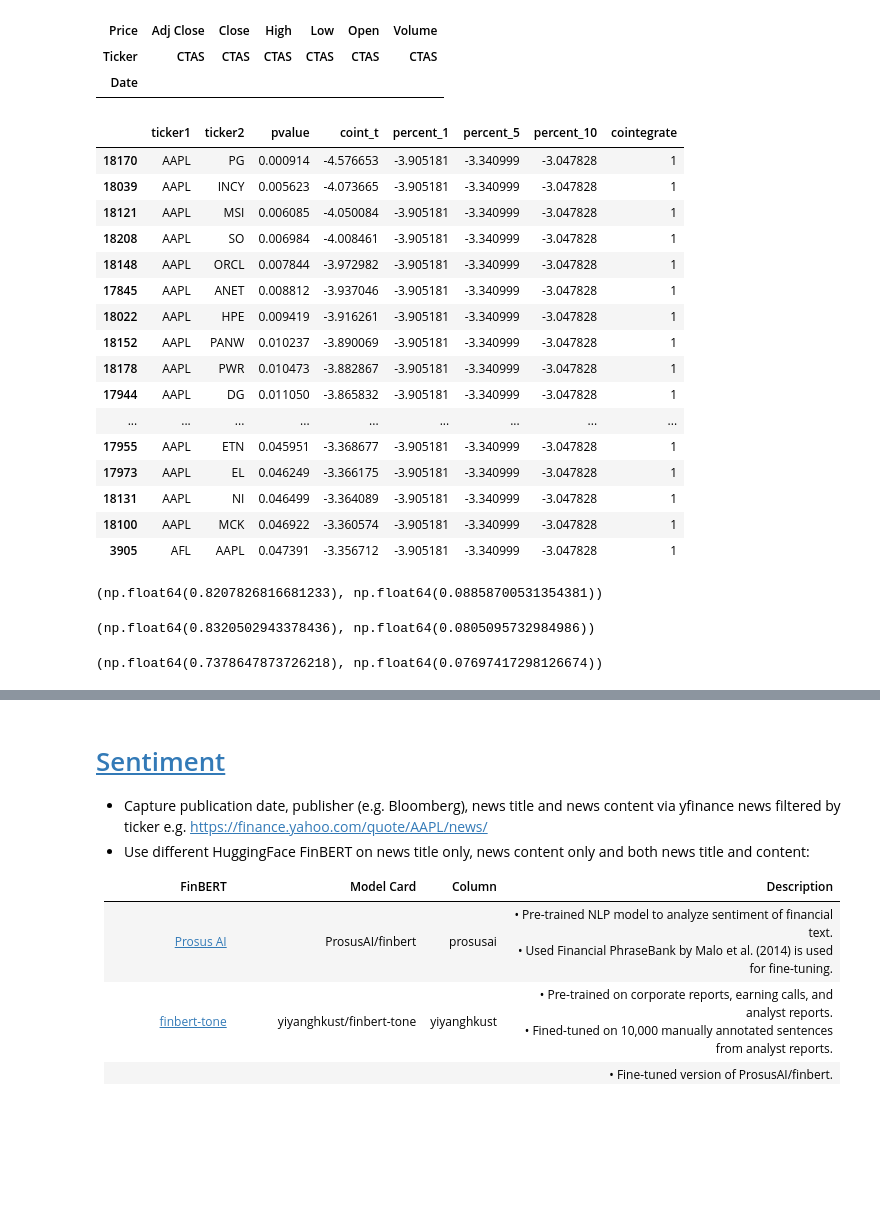
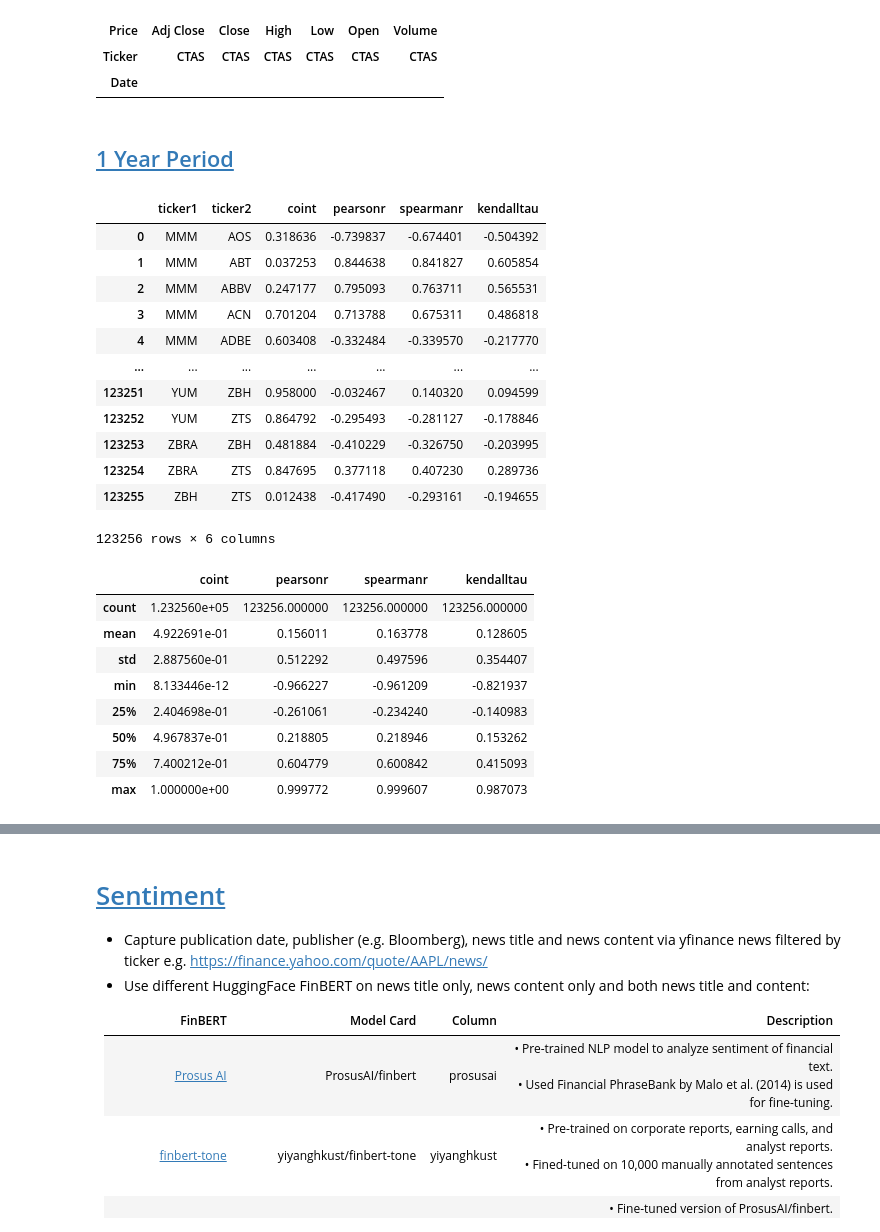
Before and after one commit to CKAbundant/sentiment, a Jupyter notebook: poc.ipynb, the cells around one changed output, grey strips where cells are left out. Saved outputs shown, nothing was run; the diff lists cells and outputs as text; code cells hidden in the pictures; blank space fills up the shorter version.

```diff
--- a/poc.ipynb
+++ b/poc.ipynb
@@ -433,42 +435,34 @@ yf.download("CTAS", start="2020-01-01")
 | Price | Adj Close | Close | High | Low | Open | Volume |
 | Ticker | CTAS | CTAS | CTAS | CTAS | CTAS | CTAS |
 | Date |  |  |  |  |  |  |
-# %%
-# Cointegration stocks with 'AAPL' ticker
-df_28 = utils.get_coint_ticker("AAPL", "2025-03-28")
-df_28
-# %% [output]
-|  | ticker1 | ticker2 | pvalue | coint_t | percent_1 | percent_5 | percent_10 | cointegrate |
-| 18170 | AAPL | PG | 0.000914 | -4.576653 | -3.905181 | -3.340999 | -3.047828 | 1 |
-| 18039 | AAPL | INCY | 0.005623 | -4.073665 | -3.905181 | -3.340999 | -3.047828 | 1 |
-| 18121 | AAPL | MSI | 0.006085 | -4.050084 | -3.905181 | -3.340999 | -3.047828 | 1 |
-| 18208 | AAPL | SO | 0.006984 | -4.008461 | -3.905181 | -3.340999 | -3.047828 | 1 |
-| 18148 | AAPL | ORCL | 0.007844 | -3.972982 | -3.905181 | -3.340999 | -3.047828 | 1 |
-| 17845 | AAPL | ANET | 0.008812 | -3.937046 | -3.905181 | -3.340999 | -3.047828 | 1 |
-| 18022 | AAPL | HPE | 0.009419 | -3.916261 | -3.905181 | -3.340999 | -3.047828 | 1 |
-| 18152 | AAPL | PANW | 0.010237 | -3.890069 | -3.905181 | -3.340999 | -3.047828 | 1 |
-| 18178 | AAPL | PWR | 0.010473 | -3.882867 | -3.905181 | -3.340999 | -3.047828 | 1 |
-| 17944 | AAPL | DG | 0.011050 | -3.865832 | -3.905181 | -3.340999 | -3.047828 | 1 |
-| ... | ... | ... | ... | ... | ... | ... | ... | ... |
-| 17955 | AAPL | ETN | 0.045951 | -3.368677 | -3.905181 | -3.340999 | -3.047828 | 1 |
-| 17973 | AAPL | EL | 0.046249 | -3.366175 | -3.905181 | -3.340999 | -3.047828 | 1 |
-| 18131 | AAPL | NI | 0.046499 | -3.364089 | -3.905181 | -3.340999 | -3.047828 | 1 |
-| 18100 | AAPL | MCK | 0.046922 | -3.360574 | -3.905181 | -3.340999 | -3.047828 | 1 |
-| 3905 | AFL | AAPL | 0.047391 | -3.356712 | -3.905181 | -3.340999 | -3.047828 | 1 |
-# %%
-from scipy import stats
-
-res = stats.spearmanr([1, 2, 3, 4, 5], [5, 6, 7, 8, 7])
-res.statistic, res.pvalue
-# %% [output]
-(np.float64(0.8207826816681233), np.float64(0.08858700531354381))
-# %%
-res = stats.pearsonr([1, 2, 3, 4, 5], [5, 6, 7, 8, 7])
-res.statistic, res.pvalue
-# %% [output]
-(np.float64(0.8320502943378436), np.float64(0.0805095732984986))
-# %%
-res = stats.kendalltau([1, 2, 3, 4, 5], [5, 6, 7, 8, 7])
-res.statistic, res.pvalue
-# %% [output]
-(np.float64(0.7378647873726218), np.float64(0.07697417298126674))
+# %% [markdown]
+## [1 Year Period](#table-of-contents)
+# %%
+df_1y = pd.read_csv("./data/coint_corr/2025-03-28/coint_corr_1y.csv")
+df_1y
+# %% [output]
+|  | ticker1 | ticker2 | coint | pearsonr | spearmanr | kendalltau |
+| 0 | MMM | AOS | 0.318636 | -0.739837 | -0.674401 | -0.504392 |
+| 1 | MMM | ABT | 0.037253 | 0.844638 | 0.841827 | 0.605854 |
+| 2 | MMM | ABBV | 0.247177 | 0.795093 | 0.763711 | 0.565531 |
+| 3 | MMM | ACN | 0.701204 | 0.713788 | 0.675311 | 0.486818 |
+| 4 | MMM | ADBE | 0.603408 | -0.332484 | -0.339570 | -0.217770 |
+| ... | ... | ... | ... | ... | ... | ... |
+| 123251 | YUM | ZBH | 0.958000 | -0.032467 | 0.140320 | 0.094599 |
+| 123252 | YUM | ZTS | 0.864792 | -0.295493 | -0.281127 | -0.178846 |
+| 123253 | ZBRA | ZBH | 0.481884 | -0.410229 | -0.326750 | -0.203995 |
+| 123254 | ZBRA | ZTS | 0.847695 | 0.377118 | 0.407230 | 0.289736 |
+| 123255 | ZBH | ZTS | 0.012438 | -0.417490 | -0.293161 | -0.194655 |
+123256 rows × 6 columns
+# %%
+df_1y.describe()
+# %% [output]
+|  | coint | pearsonr | spearmanr | kendalltau |
+| count | 1.232560e+05 | 123256.000000 | 123256.000000 | 123256.000000 |
+| mean | 4.922691e-01 | 0.156011 | 0.163778 | 0.128605 |
+| std | 2.887560e-01 | 0.512292 | 0.497596 | 0.354407 |
+| min | 8.133446e-12 | -0.966227 | -0.961209 | -0.821937 |
+| 25% | 2.404698e-01 | -0.261061 | -0.234240 | -0.140983 |
+| 50% | 4.967837e-01 | 0.218805 | 0.218946 | 0.153262 |
+| 75% | 7.400212e-01 | 0.604779 | 0.600842 | 0.415093 |
+| max | 1.000000e+00 | 0.999772 | 0.999607 | 0.987073 |
```
Also changed, not shown: parts of 16 cells of this notebook, 8 other files.
